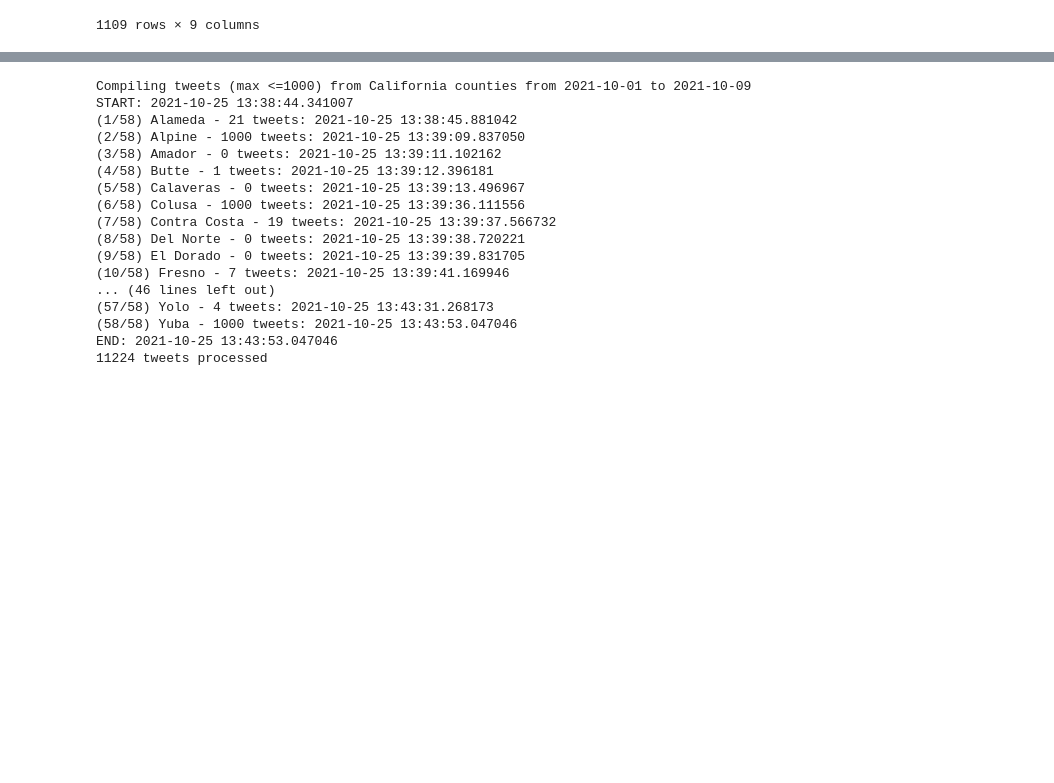
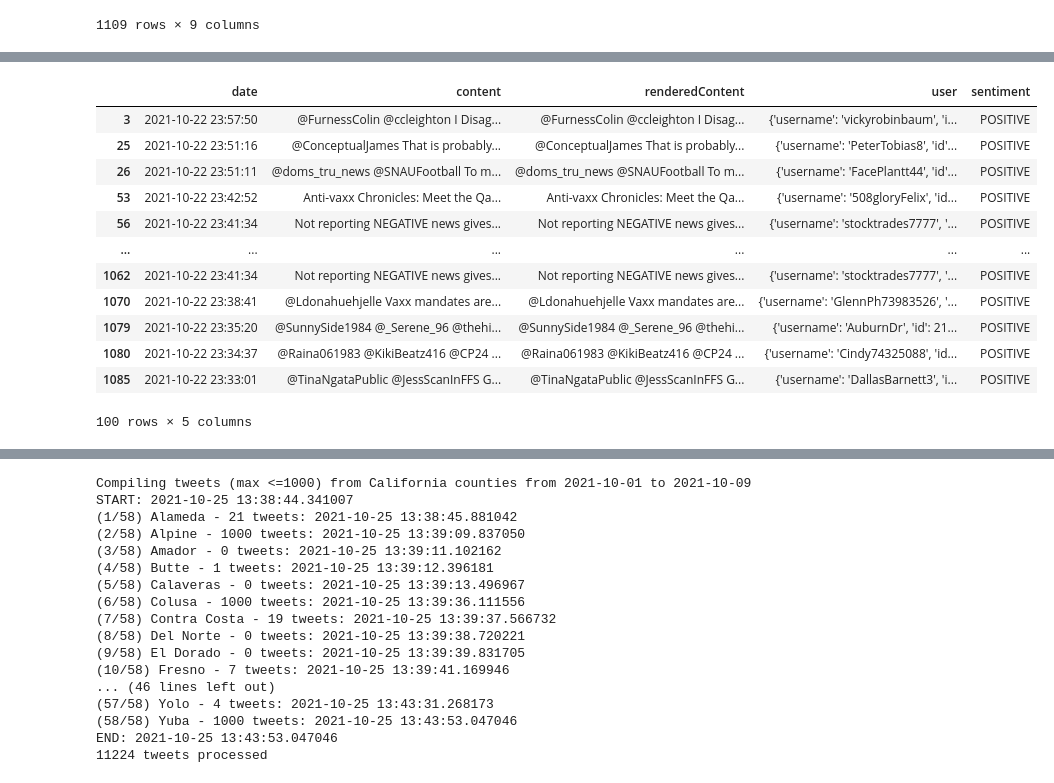
Before and after one commit to The-Processors/ics-438-final-project, a Jupyter notebook: Final Project.ipynb, the cells around one changed output, grey strips where cells are left out. Saved outputs shown, nothing was run; the diff lists cells and outputs as text; code cells hidden in the pictures; blank space fills up the shorter version.

```diff
--- a/Final Project.ipynb
+++ b/Final Project.ipynb
@@ -221,10 +221,12 @@ def sentiment_analysis(dataframe):
     # For loop to take twitter content and analyze for sentiment values.
     for content in ca_df['content']:
         content_sentiment = classifier(content)
-        # Format sentiment score
-        content_sentiment[0]['score'] = "{:.2f}%".format(content_sentiment[0]['score'] * 100)
-        # Append each new content sentiment to the list.
-        sentiment_list.append(content_sentiment[0])
+#         # Format sentiment score
+#         content_sentiment[0]['score'] = "{:.2f}%".format(content_sentiment[0]['score'] * 100)
+#         # Append each new content sentiment to the list.
+#         sentiment_list.append(content_sentiment[0])
+        sentiment_list.append(content_sentiment[0]['label'])
+
     # Copy dataframe
     df_copy = dataframe.copy()
     # Drop additional infromation for easier view of data
@@ -234,6 +236,5 @@ def sentiment_analysis(dataframe):
     return df_copy.assign(sentiment = sentiment_list)
 
 test_ca_df = sentiment_analysis(ca_df)
-test_ca_df
 # %% [output]
 No model was supplied, defaulted to distilbert-base-uncased-finetuned-sst-2-english (https://huggingface.co/distilbert-base-uncased-finetuned-sst-2-english)
@@ -252,0 +247,18 @@ No model was supplied, defaulted to distilbert-base-uncased-finetuned-sst-2-engl
+# %%
+# Testing how many tweets were identified as 'positive' which may be an interesting insight to the accuracy of the
+#  sentiment analysis. Compare the content to ensure true positive sentiment and not sarcastic senitments.
+test_ca_df.loc[test_ca_df['sentiment']=='POSITIVE']
+# %% [output]
+|  | date | content | renderedContent | user | sentiment |
+| 3 | 2021-10-22 23:57:50 | @FurnessColin @ccleighton I Disag... | @FurnessColin @ccleighton I Disag... | {'username': 'vickyrobinbaum', 'i... | POSITIVE |
+| 25 | 2021-10-22 23:51:16 | @ConceptualJames That is probably... | @ConceptualJames That is probably... | {'username': 'PeterTobias8', 'id'... | POSITIVE |
+| 26 | 2021-10-22 23:51:11 | @doms_tru_news @SNAUFootball To m... | @doms_tru_news @SNAUFootball To m... | {'username': 'FacePlantt44', 'id'... | POSITIVE |
+| 53 | 2021-10-22 23:42:52 | Anti-vaxx Chronicles: Meet the Qa... | Anti-vaxx Chronicles: Meet the Qa... | {'username': '508gloryFelix', 'id... | POSITIVE |
+| 56 | 2021-10-22 23:41:34 | Not reporting NEGATIVE news gives... | Not reporting NEGATIVE news gives... | {'username': 'stocktrades7777', '... | POSITIVE |
+| ... | ... | ... | ... | ... | ... |
+| 1062 | 2021-10-22 23:41:34 | Not reporting NEGATIVE news gives... | Not reporting NEGATIVE news gives... | {'username': 'stocktrades7777', '... | POSITIVE |
+| 1070 | 2021-10-22 23:38:41 | @Ldonahuehjelle Vaxx mandates are... | @Ldonahuehjelle Vaxx mandates are... | {'username': 'GlennPh73983526', '... | POSITIVE |
+| 1079 | 2021-10-22 23:35:20 | @SunnySide1984 @_Serene_96 @thehi... | @SunnySide1984 @_Serene_96 @thehi... | {'username': 'AuburnDr', 'id': 21... | POSITIVE |
+| 1080 | 2021-10-22 23:34:37 | @Raina061983 @KikiBeatz416 @CP24 ... | @Raina061983 @KikiBeatz416 @CP24 ... | {'username': 'Cindy74325088', 'id... | POSITIVE |
+| 1085 | 2021-10-22 23:33:01 | @TinaNgataPublic @JessScanInFFS G... | @TinaNgataPublic @JessScanInFFS G... | {'username': 'DallasBarnett3', 'i... | POSITIVE |
+100 rows × 5 columns
```
Also changed, not shown: parts of 5 cells of this notebook.
